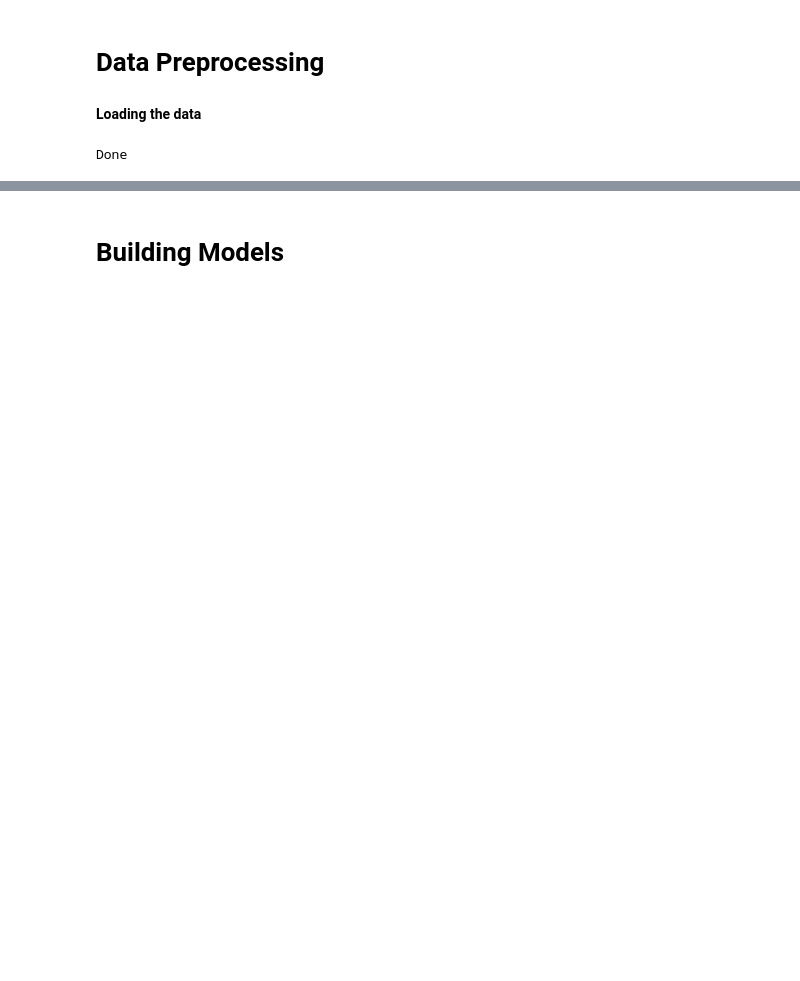
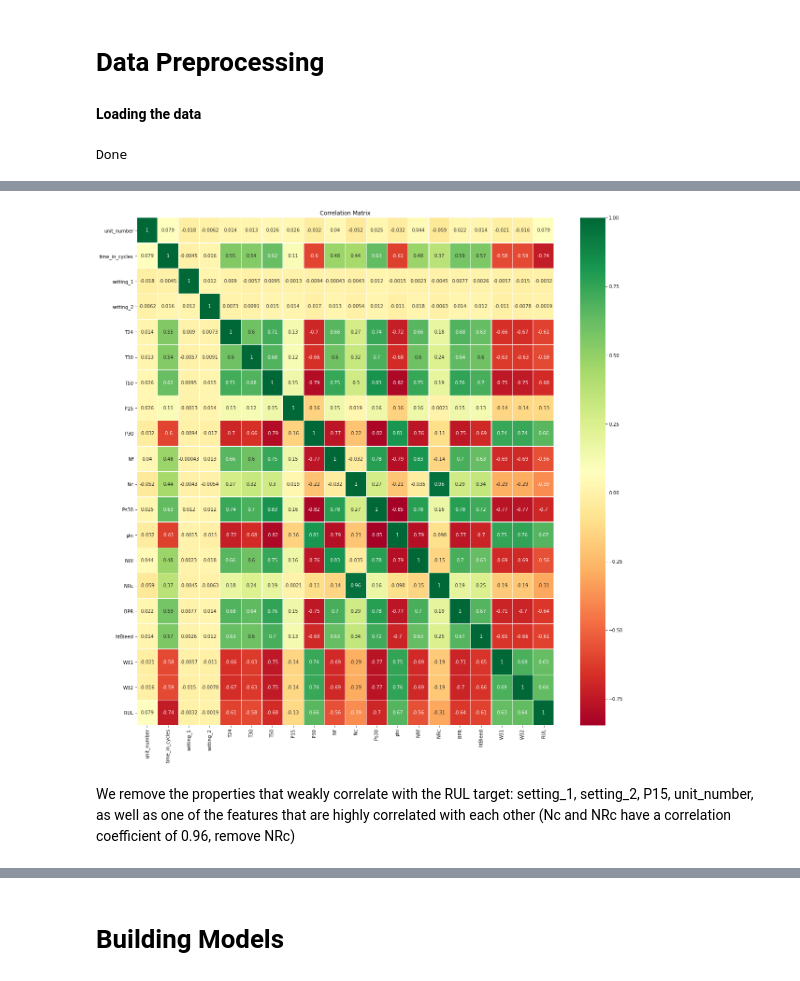
Before and after one commit to myschl/ML-DL, a Jupyter notebook: RUL_Prediction_.ipynb, the cells around one changed output, grey strips where cells are left out. Saved outputs shown, nothing was run; the diff lists cells and outputs as text; code cells hidden in the pictures; blank space fills up the shorter version.

```diff
--- a/RUL_Prediction_.ipynb
+++ b/RUL_Prediction_.ipynb
@@ -589,0 +56,19 @@ X.shape
+# %%
+fd_001_train = pd.read_csv("/content/CMAPSSData_03March_2020/train_FD001.txt",sep=" ",header=None)
+fd_001_test = pd.read_csv("/content/CMAPSSData_03March_2020/test_FD001.txt",sep=" ",header=None)
+
+# getting the test labels
+RUL = pd.read_csv("/content/CMAPSSData_03March_2020/RUL_FD001.txt",sep=" ",header=None)
+y_true = RUL[0].to_numpy()
+
+fd_001_train.drop(columns=[26,27],inplace=True)
+fd_001_test.drop(columns=[26,27],inplace=True)
+
+columns = ['unit_number','time_in_cycles','setting_1','setting_2','TRA','T2','T24','T30','T50','P2','P15','P30','Nf',
+           'Nc','epr','Ps30','phi','NRf','NRc','BPR','farB','htBleed','Nf_dmd','PCNfR_dmd','W31','W32' ]
+
+
+fd_001_train.columns = columns
+fd_001_test.columns = columns
+
+fd_001_train.head()
@@ -589,0 +107,17 @@ X.shape
+# %%
+#function to genarate RUL column in the training data
+
+def prepare_train_data(data, factor = 0):
+    df = data.copy()
+    fd_RUL = df.groupby('unit_number')['time_in_cycles'].max().reset_index()
+    fd_RUL = pd.DataFrame(fd_RUL)
+    fd_RUL.columns = ['unit_number','max']
+    df = df.merge(fd_RUL, on=['unit_number'], how='left')
+    df['RUL'] = df['max'] - df['time_in_cycles']
+    df.drop(columns=['max'],inplace = True)
+
+    return df[df['time_in_cycles'] > factor]
+# %%
+df = prepare_train_data(fd_001_train)
+
+df.head()
@@ -589,0 +131,9 @@ X.shape
+# %%
+# plot correlation matrix
+sns.heatmap(df.corr(),annot=True,cmap='RdYlGn',linewidths=0.2)
+fig=plt.gcf()
+fig.set_size_inches(20,20)
+plt.title('Correlation Matrix')
+plt.show()
+# %% [output]
+[figure, added]
@@ -589,0 +160,4 @@ X.shape
+# %% [markdown]
+
+
+We remove the properties that weakly correlate with the RUL target: setting_1, setting_2, P15, unit_number, as well as one of the features that are highly correlated with each other (Nc and NRc have a correlation coefficient of 0.96, remove NRc)
```
Also changed, not shown: parts of 73 cells of this notebook.
